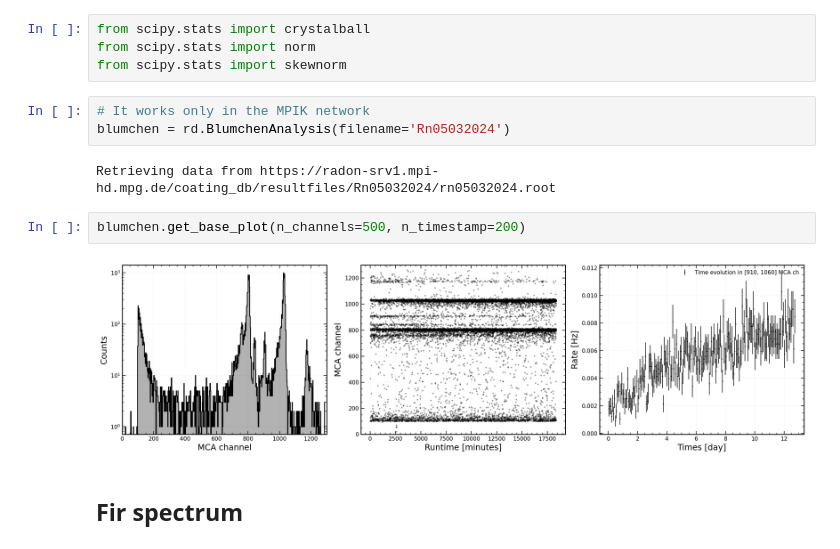
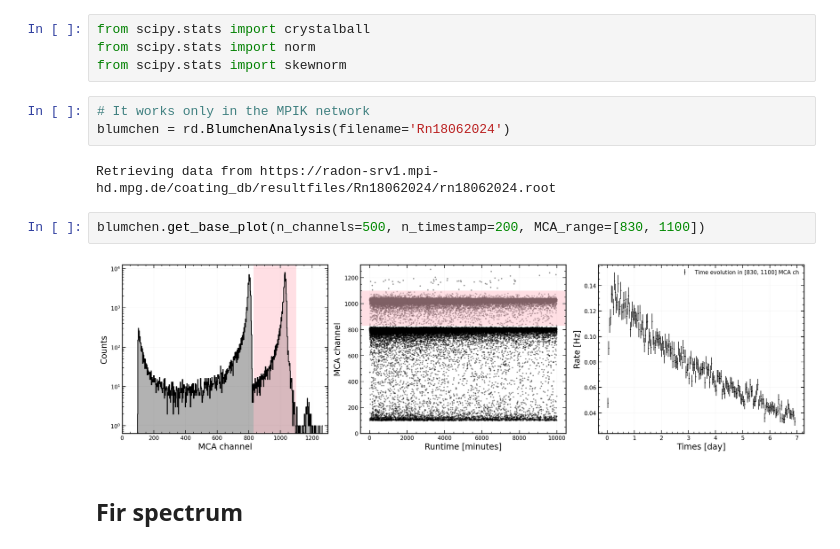
Before and after one commit to GiovanniVolta/RadDetect, a Jupyter notebook: tutorials/blumchen.ipynb, the cells around one changed output. Drawn from its saved outputs; the diff is of its cells as text.

```diff
--- a/tutorials/blumchen.ipynb
+++ b/tutorials/blumchen.ipynb
@@ -12,13 +12,13 @@ from scipy.stats import norm
 from scipy.stats import skewnorm
 # %%
 # It works only in the MPIK network
-blumchen = rd.BlumchenAnalysis(filename='Rn05032024')
+blumchen = rd.BlumchenAnalysis(filename='Rn18062024')
 # %% [output]
-Retrieving data from https://radon-srv1.mpi-hd.mpg.de/coating_db/resultfiles/Rn05032024/rn05032024.root
+Retrieving data from https://radon-srv1.mpi-hd.mpg.de/coating_db/resultfiles/Rn18062024/rn18062024.root
 # %%
-blumchen.get_base_plot(n_channels=500, n_timestamp=200)
+blumchen.get_base_plot(n_channels=500, n_timestamp=200, MCA_range=[830, 1100])
 # %% [output]
-[figure, old version]
+[figure, new version]
 # %% [markdown]
 ## Fir spectrum
 # %%
```
Also changed, not shown: parts of 4 cells of this notebook, 1 other file.
